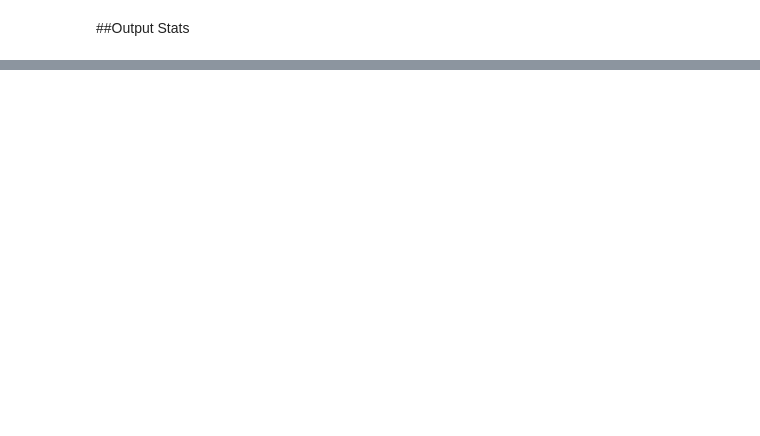
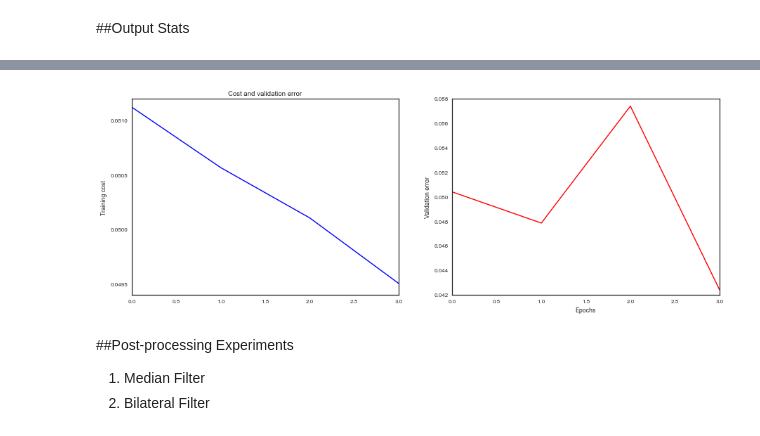
Before and after one commit to Rhoana/windowed-membranes, a Jupyter notebook: misc/evaluate.ipynb, the cells around one changed output, grey strips where cells are left out. Cells and saved outputs as stored; diff of their text form; code cells hidden in the pictures; blank space fills up the shorter version.

```diff
--- a/misc/evaluate.ipynb
+++ b/misc/evaluate.ipynb
@@ -91,0 +114,21 @@ plt.show()
+# %%
+results = np.load('../results/results.npy')
+
+fig = plt.figure(figsize=(15,5))
+ax1 = fig.add_subplot(121)
+ax2 = fig.add_subplot(122)
+ax1.set_title('Cost and validation error')
+ax1.set_ylabel('Training cost')
+ax2.set_ylabel('Validation error')
+ax2.set_xlabel('Epochs')
+
+ax1.plot(results[0],color = 'blue')
+ax2.plot(results[1],color = 'red')
+plt.show()
+# %% [output]
+[figure, added]
+# %% [markdown]
+##Post-processing Experiments
+
+1. Median Filter
+2. Bilateral Filter
```
Also changed, not shown: parts of 10 cells of this notebook, 1 other file.
